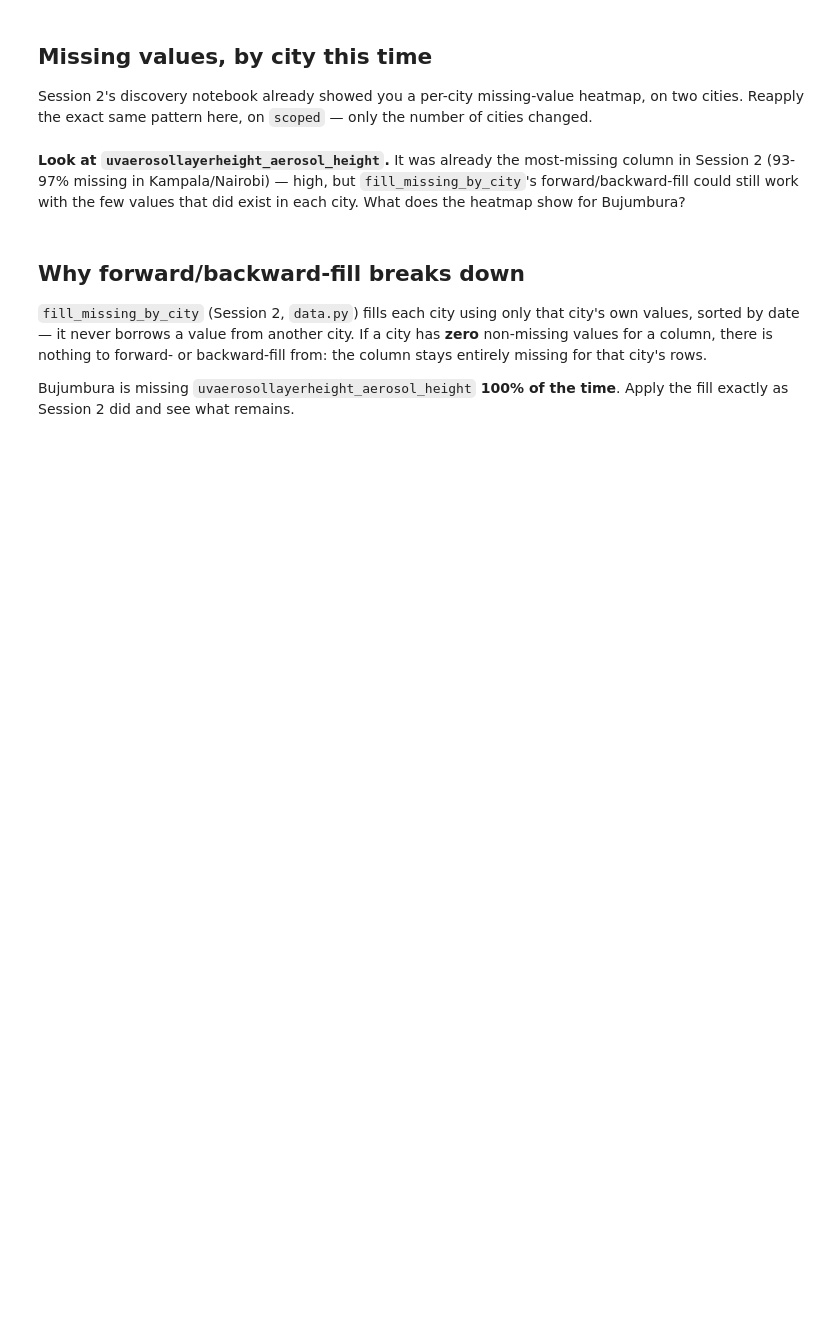
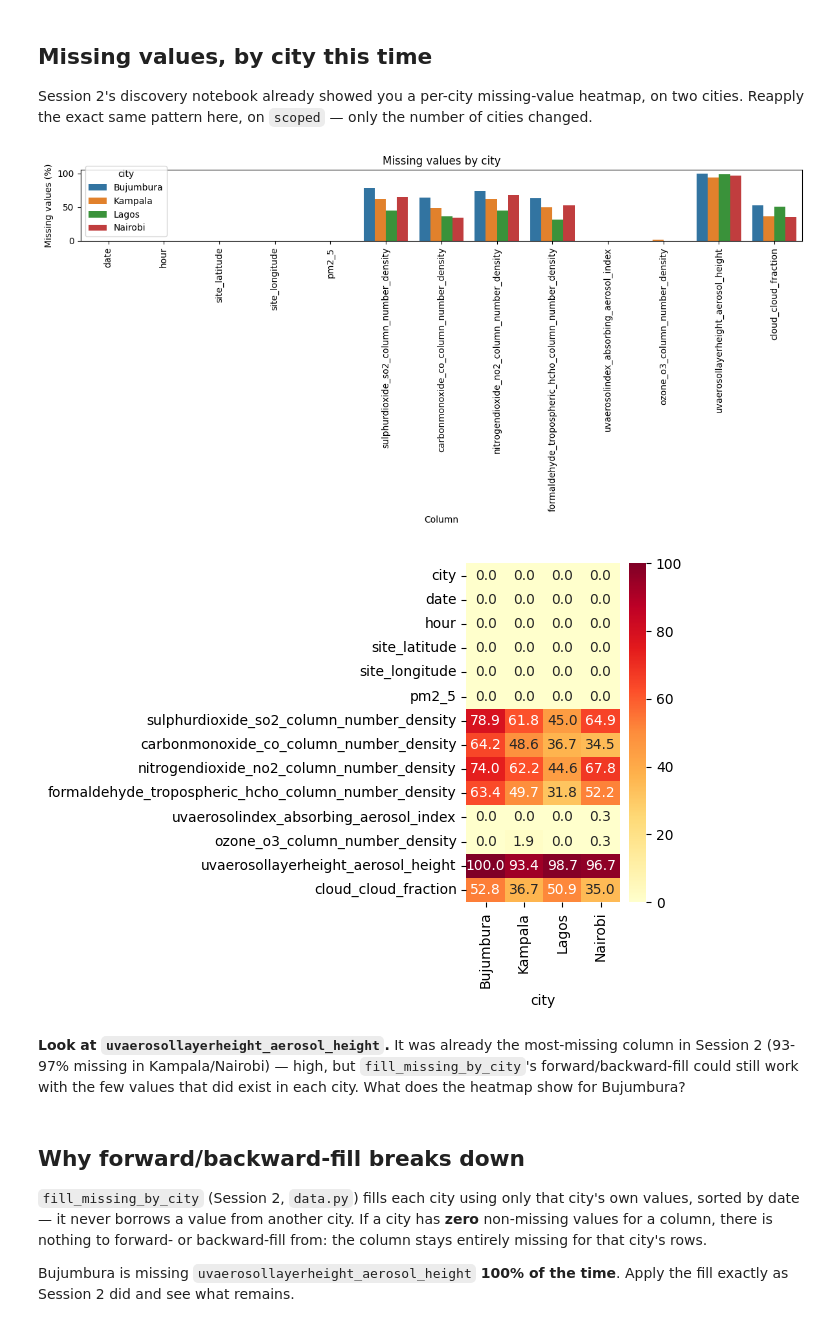
Before and after one commit to AlexisClaude/air_quality, a Jupyter notebook: notebooks/session3/02_advanced_cleaning.ipynb, the cells around one changed output. Drawn from its saved outputs; the diff is of its cells as text; code cells hidden in the pictures; blank space fills up the shorter version.

```diff
--- a/notebooks/session3/02_advanced_cleaning.ipynb
+++ b/notebooks/session3/02_advanced_cleaning.ipynb
@@ -28,3 +44,5 @@ Session 2 used two cities specifically because they are both large enough for a
 # %%
 # TODO 1: scope train_df to ALL_CITIES and DEFAULT_COLUMNS, without
 # capping rows per city
+scoped = train_df[train_df["city"].isin(ALL_CITIES)][DEFAULT_COLUMNS]
+scoped
@@ -35,6 +67,48 @@ Session 2's discovery notebook already showed you a per-city missing-value heatm
 # %%
 # TODO 2: percentage of missing values per column, broken down by city
 # — same pattern as the discovery notebook's missing-values heatmap
+import seaborn as sns
+
+missing_by_city = (
+    scoped
+    .drop(columns="city")
+    .isna()
+    .assign(city=scoped["city"].to_numpy())
+    .groupby("city")
+    .mean()
+    .mul(100)
+)
+
+plot_data = (
+    missing_by_city
+    .reset_index()
+    .melt(id_vars="city", var_name="column", value_name="missing_pct")
+)
+
+fig, ax = plt.subplots(figsize=(12, 6))
+sns.barplot(
+    data=plot_data,
+    x="column",
+    y="missing_pct",
+    hue="city",
+    ax=ax,
+)
+
+ax.set_ylabel("Missing values (%)")
+ax.set_xlabel("Column")
+ax.set_title("Missing values by city")
+ax.tick_params(axis="x", rotation=90)
+plt.tight_layout()
+plt.show()
+
+missing_by_city = scoped.isna().groupby(scoped["city"]).mean() * 100
+ax = sns.heatmap(missing_by_city.T, annot=True, fmt=".1f", cmap="YlOrRd")
+ax.tick_params(axis='x', labelrotation=90)  # rotation des labels de l'axe X
+plt.tight_layout()
+plt.show()
+# %% [output]
+[figure, added]
+[figure, added]
 # %% [markdown]
 **Look at `uvaerosollayerheight_aerosol_height`.** It was already the most-missing column in Session 2 (93-97% missing in Kampala/Nairobi) — high, but `fill_missing_by_city`'s forward/backward-fill could still work with the few values that did exist in each city. What does the heatmap show for Bujumbura?
 # %% [markdown]
```
Also changed, not shown: parts of 6 cells of this notebook.
